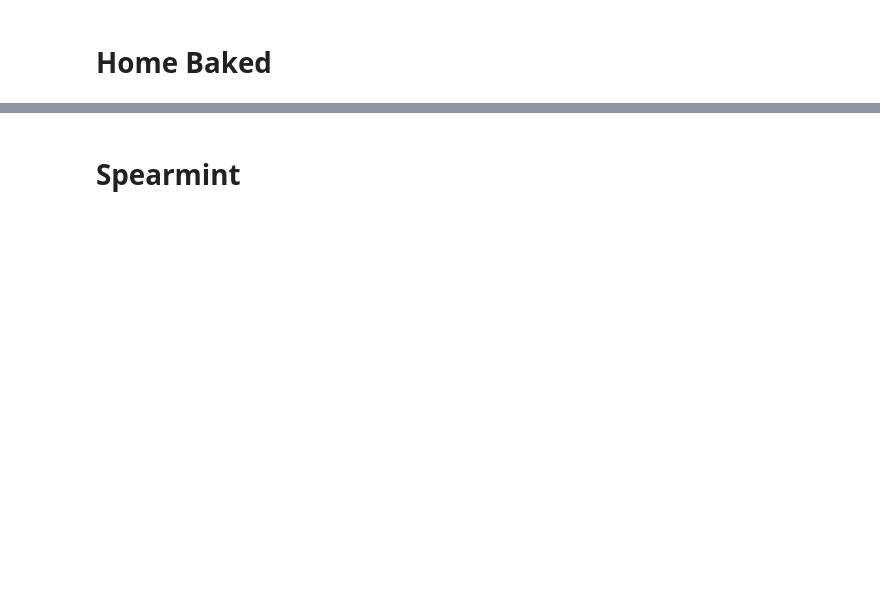
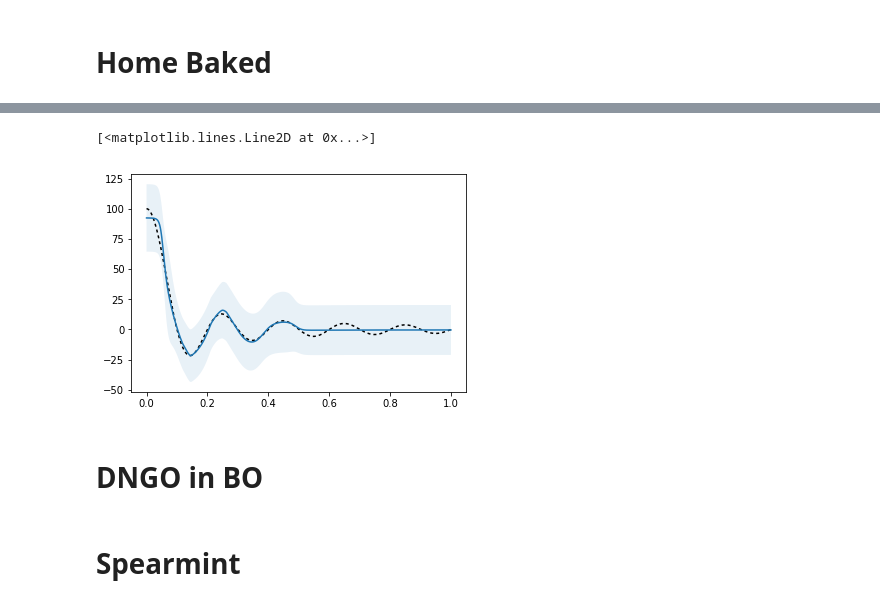
Before and after one commit to tmpethick/ensembled-dngo, a Jupyter notebook: sandbox.ipynb, the cells around one changed output, grey strips where cells are left out. Drawn from its saved outputs; the diff is of its cells as text; code cells hidden in the pictures; blank space fills up the shorter version.

```diff
--- a/sandbox.ipynb
+++ b/sandbox.ipynb
@@ -72,0 +199,8 @@ bo.m.plot()
+# %%
+# Replace output layer with bayesian linear regressor
+
+kernel = GPy.kern.Linear(dim_basis, ARD=True)
+features = basis_model.predict_on_batch(X)
+m = GPy.models.GPRegression(features,Y,kernel)
+m.optimize()
+m
@@ -72,0 +216,15 @@ bo.m.plot()
+# %%
+# Plot
+
+Xp = np.arange(np.array([0]), np.array([1]), 0.001).reshape(-1,1)
+Yt = f(Xp)
+featuresp = basis_model.predict_on_batch(Xp)
+mean, var = m.predict(featuresp)
+plt.fill_between(Xp.reshape(-1), (mean + var * 2).reshape(-1), (mean - var * 2).reshape(-1), alpha=.1)
+plt.plot(Xp, Yt, dashes=[2, 2], color='black')
+plt.plot(Xp, mean)
+# %% [output]
+[<matplotlib.lines.Line2D at 0x...>]
+[figure, added]
+# %% [markdown]
+# DNGO in BO
```
Also changed, not shown: parts of 16 cells of this notebook, 5 other files.
